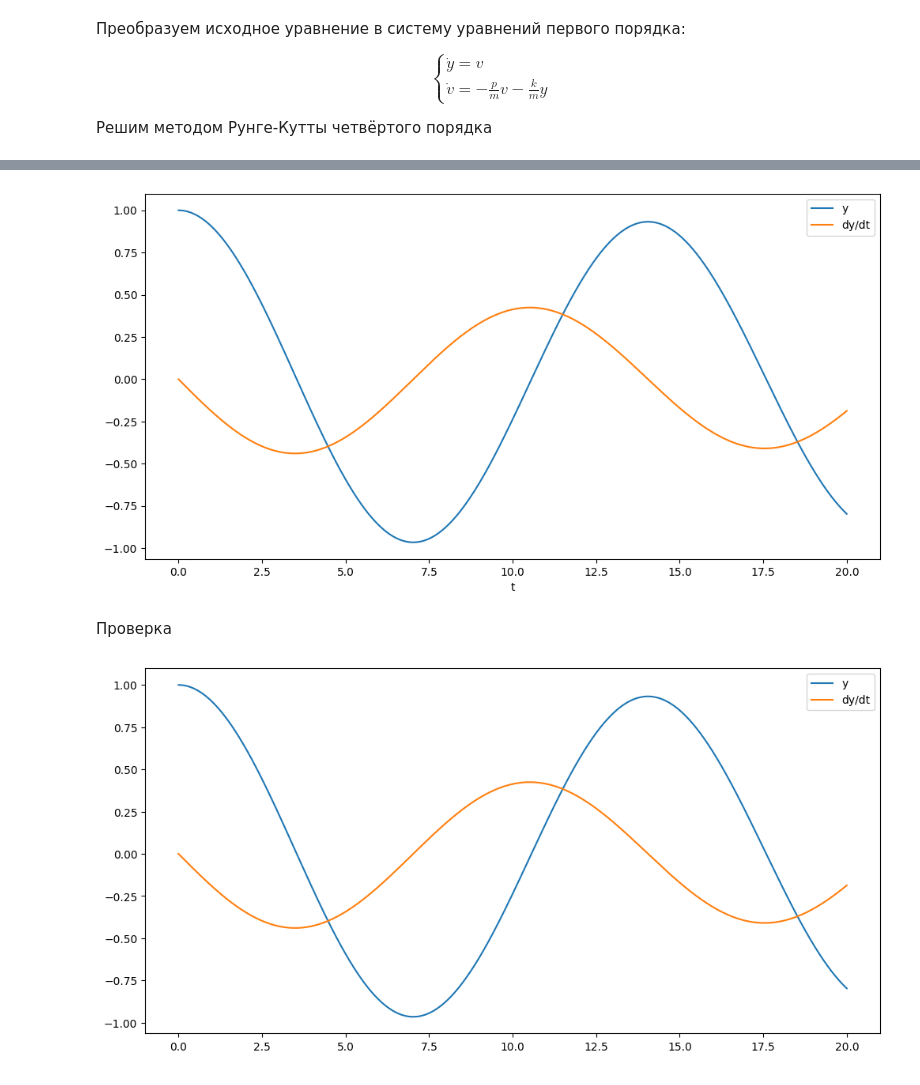
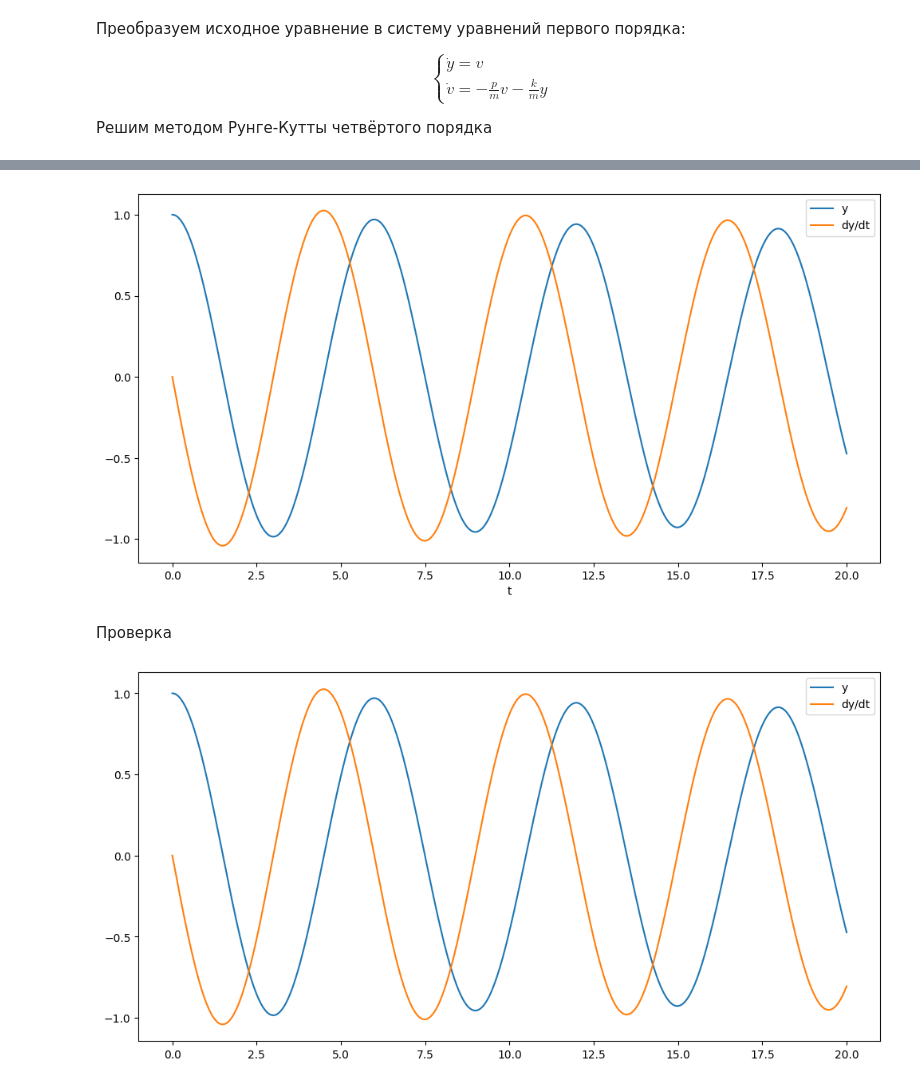
Before and after one commit to Cr1msonEdge/information-technology-modeling, a Jupyter notebook: task.ipynb, the cells around one changed output, grey strips where cells are left out. Saved outputs shown, nothing was run; the diff lists cells and outputs as text; code cells hidden in the pictures.

```diff
--- a/task.ipynb
+++ b/task.ipynb
@@ -18,7 +18,7 @@ from scipy.integrate import odeint
 # %%
 m = 10.0
 p = 0.1
-k = 2.0
+k = 11.0
 # %%
 def f1(v):
     return v
@@ -70,26 +70,29 @@ plt.xlabel('t')
 plt.legend()
 plt.show()
 # %% [output]
-[figure, old version]
+[figure, new version]
 # %% [markdown]
 Проверка
 # %%
 def system(state, t):
     y, v = state
     dydt = v
     dvdt = -(p/m) * v - (k/m) * y
     return [dydt, dvdt]
 
 
 solution = odeint(system, [1.0, 0.0], T)
 
 y_ground_true = solution[:, 0]
 v_ground_true = solution[:, 1]
 
+assert np.allclose(y_ground_true, Y, atol=dt)
+assert np.allclose(v_ground_true, V, atol=dt)
+
 plt.figure(figsize=(12, 6))
 plt.plot(T, y_ground_true, label='y')
 plt.plot(T, v_ground_true, label='dy/dt')
 plt.legend()
 plt.show()
 # %% [output]
-[figure, old version]
+[figure, new version]
```
Also changed, not shown: parts of 1 cell of this notebook.
